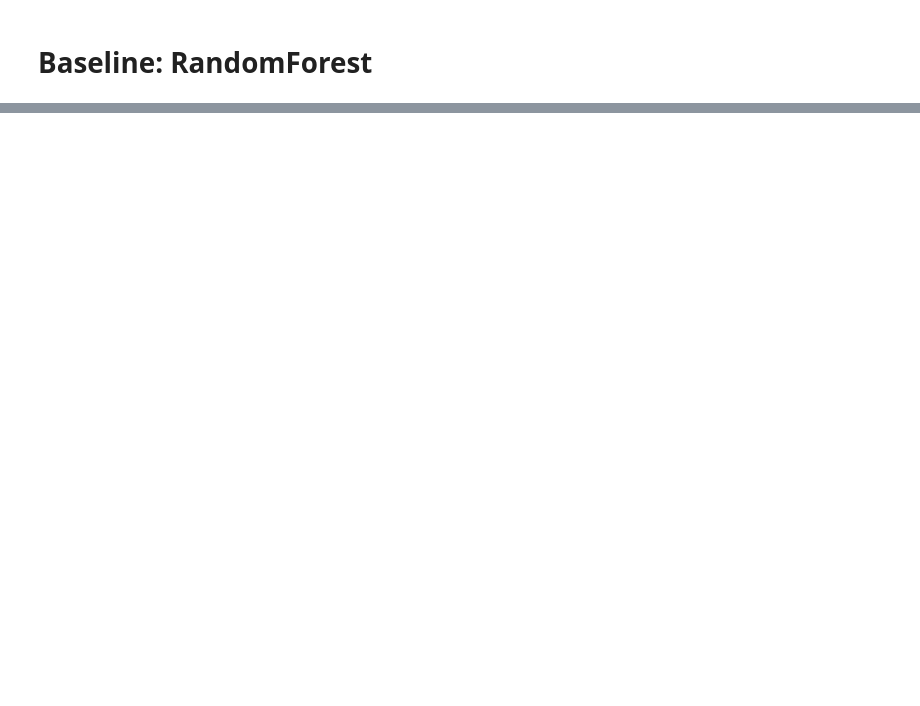
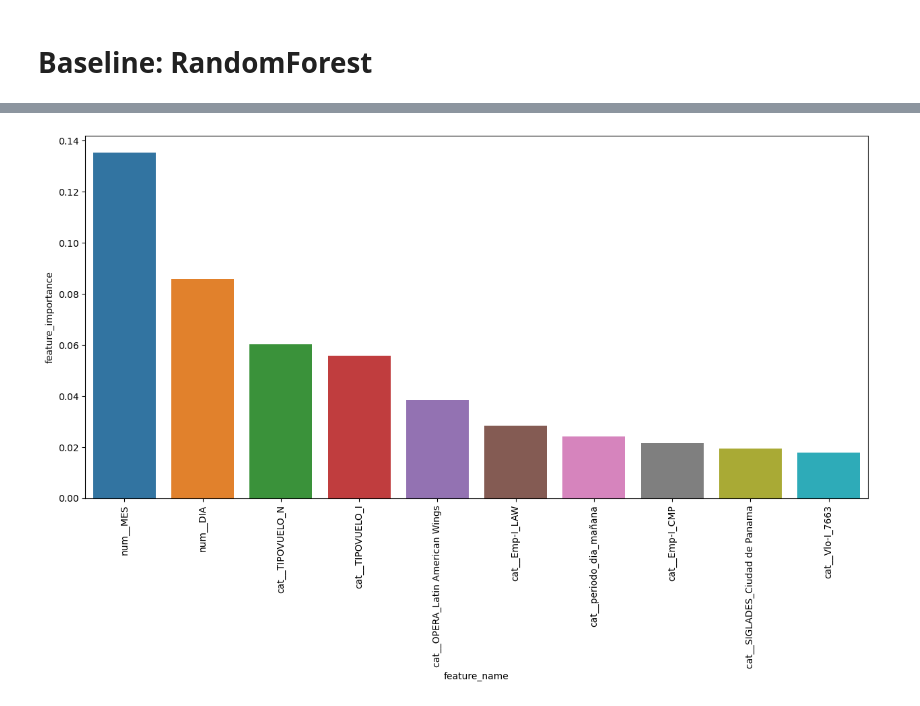
Before and after one commit to diegulio/Latam-Airlanes-Challenge, a Jupyter notebook: solution.ipynb, the cells around one changed output, grey strips where cells are left out. Drawn from its saved outputs; the diff is of its cells as text; code cells hidden in the pictures; blank space fills up the shorter version.

```diff
--- a/solution.ipynb
+++ b/solution.ipynb
@@ -563,0 +613,18 @@ AUC Score: 0.704
+# %%
+# Feature Importance
+import sklearn
+# Primero debo fitear el column transformer para obtener los nombres de las variables
+X_temp = preprocessor.fit_transform(X_train)
+feature_names = get_feature_names(preprocessor)
+
+# Feature Importance
+feature_importance = model['model'].feature_importances_
+
+# Create DataFrame
+feature_importance_data = pd.DataFrame(data={'feature_name': feature_names, 'feature_importance':feature_importance})
+# %%
+fig = plt.figure(figsize = (15,7))
+sns.barplot(data = feature_importance_data.sort_values(by='feature_importance', ascending = False).head(10), x='feature_name', y='feature_importance')
+plt.xticks(rotation = 90);
+# %% [output]
+[figure, added]
```
Also changed, not shown: parts of 114 cells of this notebook.
